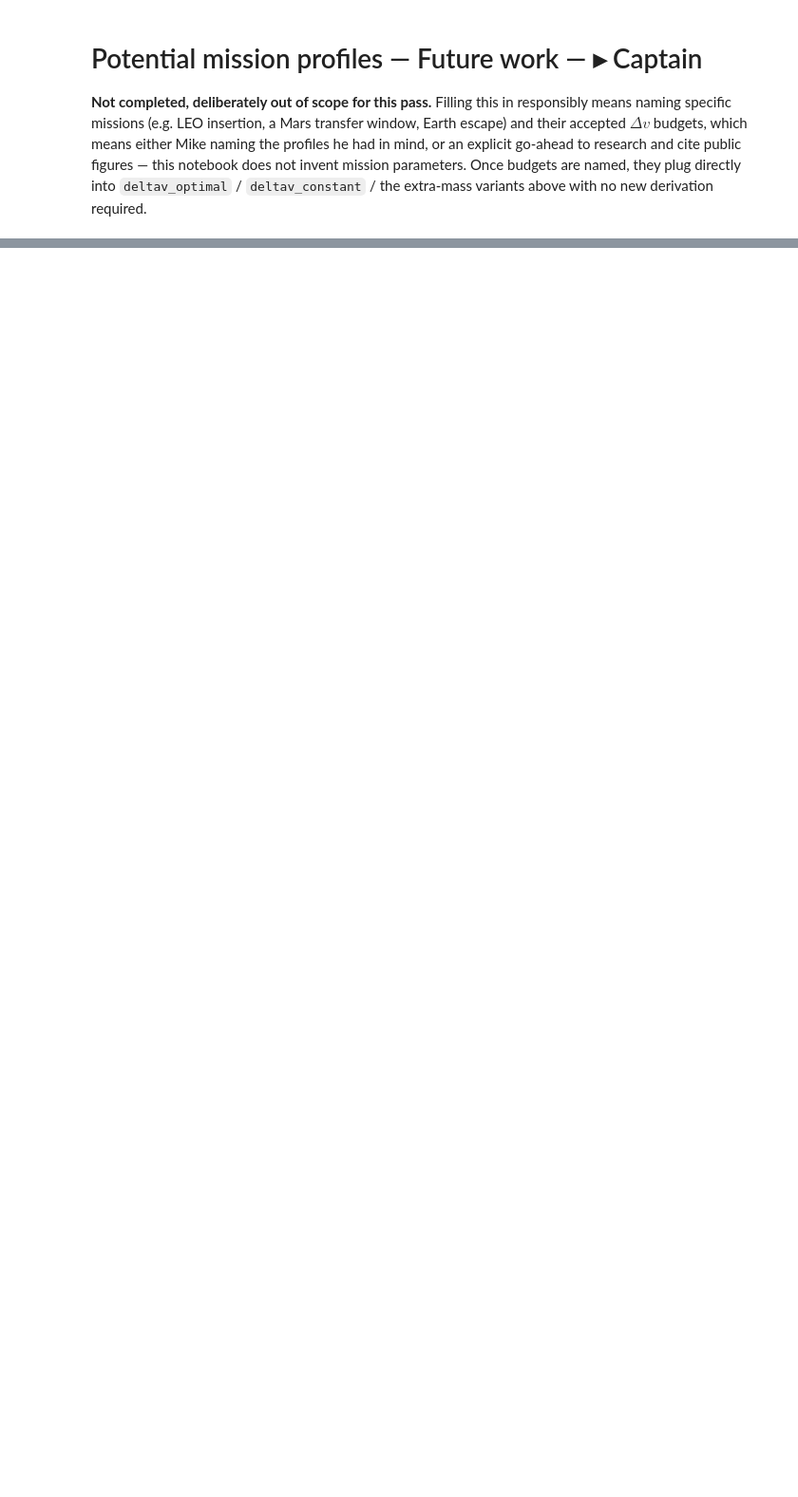
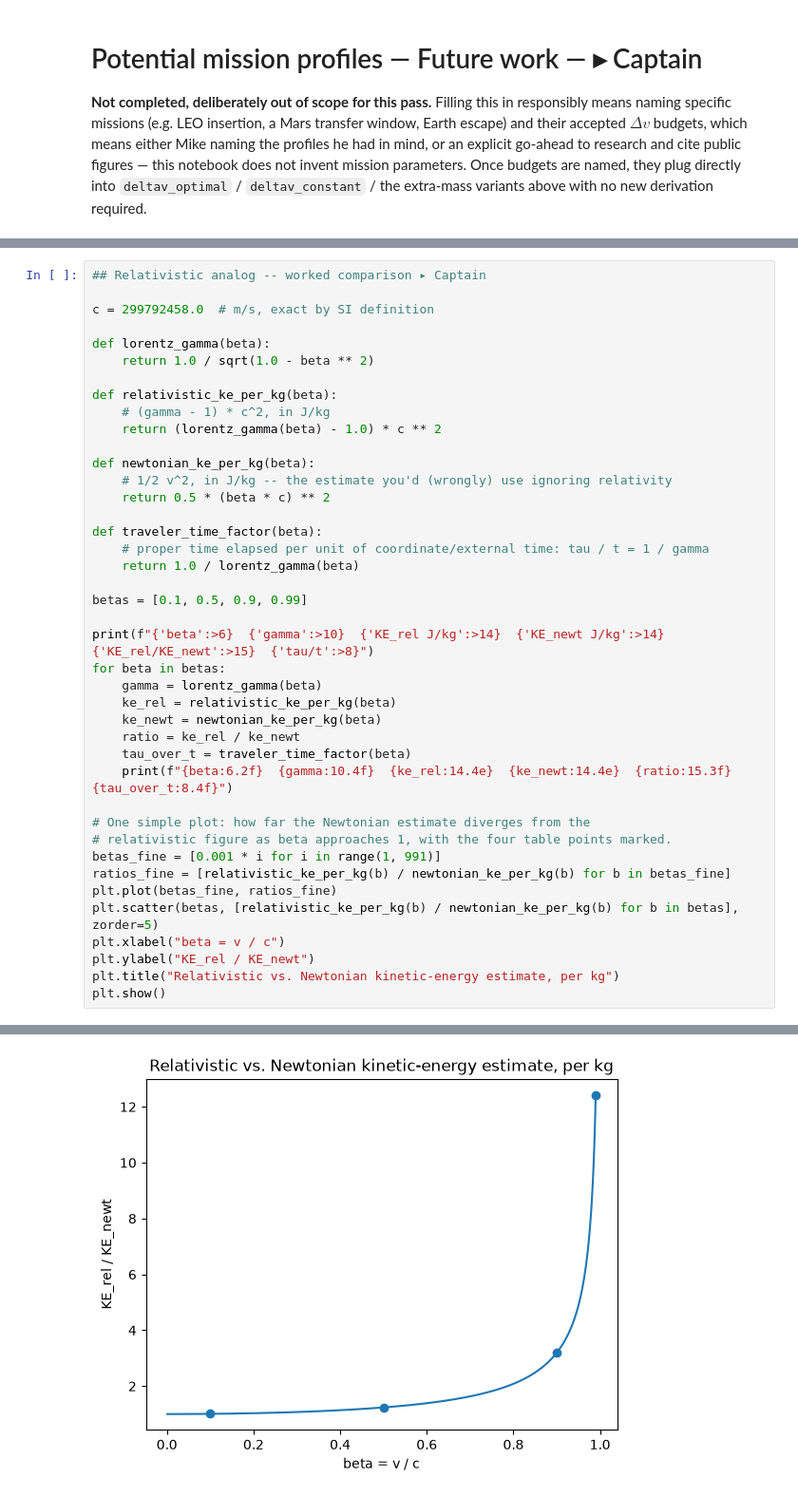
Before and after one commit to aleuf05/monad, a Jupyter notebook: web/toys/mike-rocketry-notebook/rocket-equations.ipynb, the cells around one changed output, grey strips where cells are left out. Shown at 95% size. Cells and saved outputs as stored; diff of their text form; blank space fills up the shorter version.

```diff
--- a/web/toys/mike-rocketry-notebook/rocket-equations.ipynb
+++ b/web/toys/mike-rocketry-notebook/rocket-equations.ipynb
@@ -995,0 +993,42 @@ choice this notebook shouldn't make unilaterally.
+# %%
+## Relativistic analog -- worked comparison ▸ Captain
+
+c = 299792458.0  # m/s, exact by SI definition
+
+def lorentz_gamma(beta):
+    return 1.0 / sqrt(1.0 - beta ** 2)
+
+def relativistic_ke_per_kg(beta):
+    # (gamma - 1) * c^2, in J/kg
+    return (lorentz_gamma(beta) - 1.0) * c ** 2
+
+def newtonian_ke_per_kg(beta):
+    # 1/2 v^2, in J/kg -- the estimate you'd (wrongly) use ignoring relativity
+    return 0.5 * (beta * c) ** 2
+
+def traveler_time_factor(beta):
+    # proper time elapsed per unit of coordinate/external time: tau / t = 1 / gamma
+    return 1.0 / lorentz_gamma(beta)
+
+betas = [0.1, 0.5, 0.9, 0.99]
+
+print(f"{'beta':>6}  {'gamma':>10}  {'KE_rel J/kg':>14}  {'KE_newt J/kg':>14}  {'KE_rel/KE_newt':>15}  {'tau/t':>8}")
+for beta in betas:
+    gamma = lorentz_gamma(beta)
+    ke_rel = relativistic_ke_per_kg(beta)
+    ke_newt = newtonian_ke_per_kg(beta)
+    ratio = ke_rel / ke_newt
+    tau_over_t = traveler_time_factor(beta)
+    print(f"{beta:6.2f}  {gamma:10.4f}  {ke_rel:14.4e}  {ke_newt:14.4e}  {ratio:15.3f}  {tau_over_t:8.4f}")
+
+# One simple plot: how far the Newtonian estimate diverges from the
+# relativistic figure as beta approaches 1, with the four table points marked.
+betas_fine = [0.001 * i for i in range(1, 991)]
+ratios_fine = [relativistic_ke_per_kg(b) / newtonian_ke_per_kg(b) for b in betas_fine]
+plt.plot(betas_fine, ratios_fine)
+plt.scatter(betas, [relativistic_ke_per_kg(b) / newtonian_ke_per_kg(b) for b in betas], zorder=5)
+plt.xlabel("beta = v / c")
+plt.ylabel("KE_rel / KE_newt")
+plt.title("Relativistic vs. Newtonian kinetic-energy estimate, per kg")
+plt.show()
+# %% [output]
@@ -995,0 +1040 @@ choice this notebook shouldn't make unilaterally.
+[figure, added]
```
Also changed, not shown: parts of 13 cells of this notebook, 1 other file.
